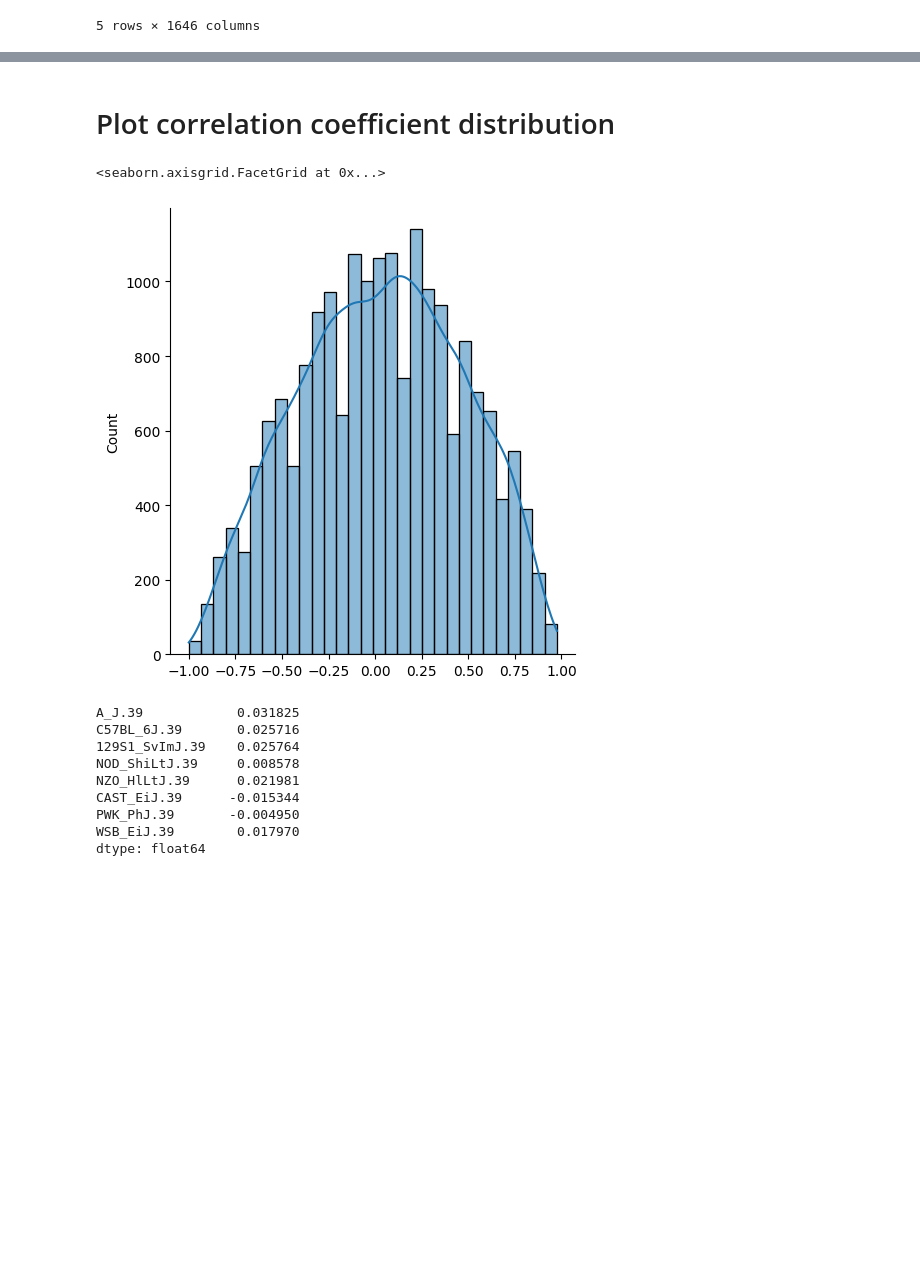
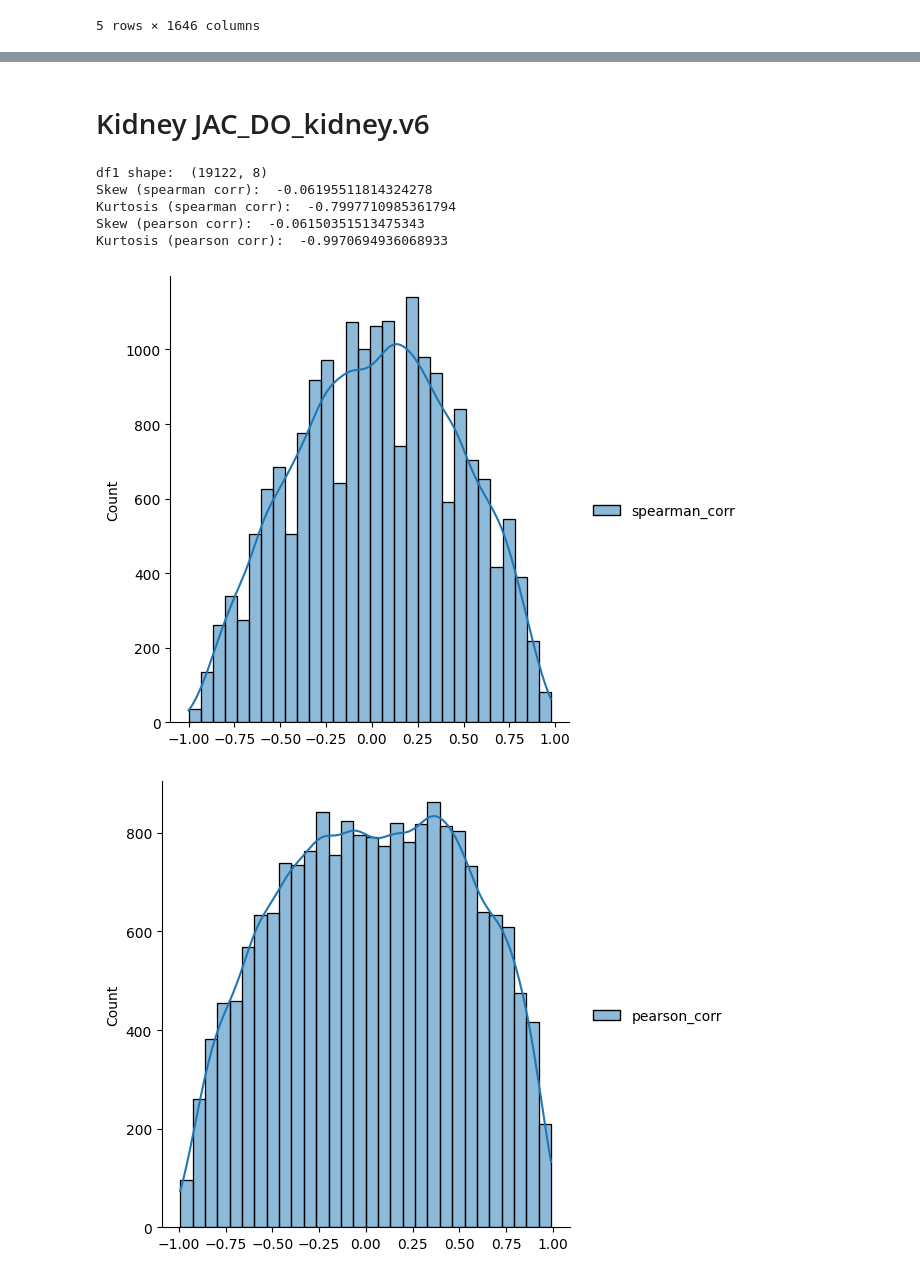
Before and after one commit to MahoneyLabGroup/BenchmarkEnformer, a Jupyter notebook: enformer_benchmark_plots.ipynb, the cells around one changed output, grey strips where cells are left out. Cells and saved outputs as stored; diff of their text form; code cells hidden in the pictures; blank space fills up the shorter version.

```diff
--- a/enformer_benchmark_plots.ipynb
+++ b/enformer_benchmark_plots.ipynb
@@ -27,7 +115,11 @@ df.head()
 # %%
 xls_file = pd.ExcelFile('/projects/compsci/vmp/USERS/chenm/mahoney/41592_2021_1252_MOESM3_ESM.xlsx')
 table3 = pd.read_excel(xls_file, 'Supplementary Table 3')
-table_kidney = table3[table3["target"].str.contains("CAGE.*kidney", case=False)]
-idx = int(table_kidney[table_kidney["target"] == "CAGE/kidney, neonate N30"]["index"].values[0])
-idx
+#table_kidney = table3[table3["target"].str.contains("CAGE.*kidney", case=False)]
+
+
+idx_kidney = int(table3[table3["target"] == "CAGE/kidney, neonate N30"]["index"].values[0])
+print("index for CAGE/kidney, neonate N30: ", idx_kidney)
+idx_liver = int(table3[table3["target"] == "CAGE/liver, adult pregnant day01"]["index"].values[0])
+print("index for CAGE/liver, adult pregnant day01: ", idx_liver)
 # %% [output]
@@ -37,7 +127,0 @@ idx
-# %%
-df1 = df[["gene_id", "strain",str(idx)]]
-df1 = df1.pivot(index='gene_id', columns='strain', values='1486')
-df1 = df1.rename_axis(None, axis=1)
-df1.index.name = None
-df1=df1[founders]
-df1.head()
@@ -65,10 +127,0 @@ coeff.head()
-# %%
-df1 = df1.dropna()
-# subset common genes
-gene_list = list(set(df1.index) & set(coeff.index))
-df1 = df1.loc[gene_list]
-coeff = coeff.loc[gene_list]
-print(len(gene_list))
-print(coeff.shape)
-coeff.dropna()
-print(coeff.shape)
@@ -115,21 +127,0 @@ dtype: float64
-# %% [markdown]
-# Plot correlation coefficient distribution
-# %%
-import seaborn as sns
-sns.displot(s.values, kde=True, bins=30)
-# %% [output]
-<seaborn.axisgrid.FacetGrid at 0x...>
-[figure, removed]
-# %%
-s2 = df1.corrwith(other=coeff, method="spearman",  axis=0)
-s2
-# %% [output]
-A_J.39            0.031825
-C57BL_6J.39       0.025716
-129S1_SvImJ.39    0.025764
-NOD_ShiLtJ.39     0.008578
-NZO_HlLtJ.39      0.021981
-CAST_EiJ.39      -0.015344
-PWK_PhJ.39       -0.004950
-WSB_EiJ.39        0.017970
-dtype: float64
@@ -135,0 +202,13 @@ dtype: float64
+# %% [markdown]
+# Kidney JAC_DO_kidney.v6
+# %%
+df1, c2eff = prepare_data(df, idx_kidney, "/projects/compsci/vmp/USERS/chenm/mahoney/enformer/kidney_v6_coef.csv")
+spearman_corr, pearson_corr = cal_corrcoefs(df1, c2eff, founders)
+# %% [output]
+df1 shape:  (19122, 8)
+Skew (spearman corr):  -0.06195511814324278
+Kurtosis (spearman corr):  -0.7997710985361794
+Skew (pearson corr):  -0.06150351513475343
+Kurtosis (pearson corr):  -0.9970694936068933
+[figure, added]
+[figure, added]
```
Also changed, not shown: parts of 28 cells of this notebook.
